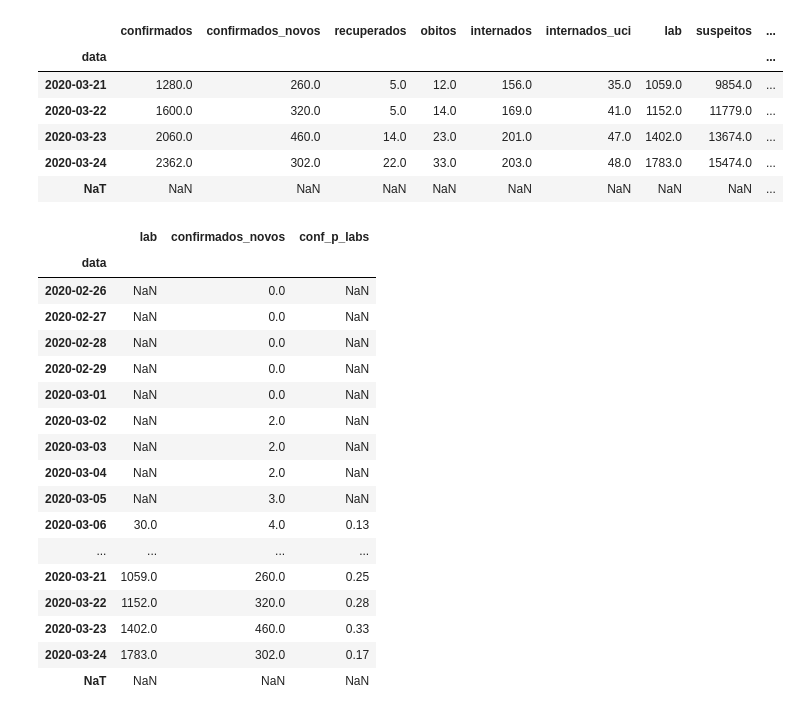
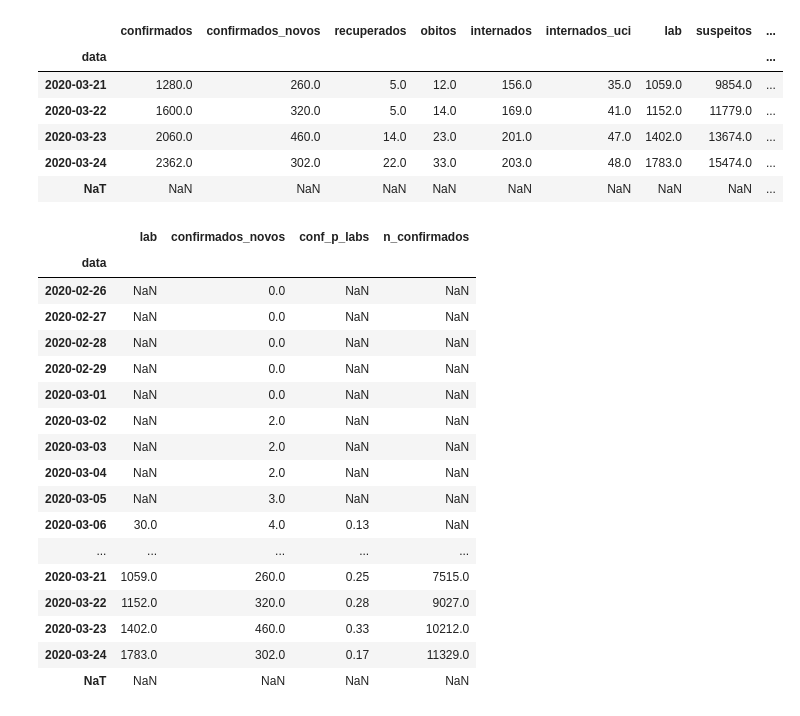
Before and after one commit to duarteharris/covid19pt-data, a Jupyter notebook: covid19pt.ipynb, the cells around one changed output. Saved outputs shown, nothing was run; the diff lists cells and outputs as text; code cells hidden in the pictures.

```diff
--- a/covid19pt.ipynb
+++ b/covid19pt.ipynb
@@ -42,7 +42,8 @@ Seaborn version: 0.10.0
 url = "https://raw.githubusercontent.com/dssg-pt/covid19pt-data/master/data.csv"
 # %%
 # creating a dataframe
-covid_pt = pd.read_csv(url, index_col = "data", sep = ";", parse_dates = True, dayfirst = True)
+covid_pt = pd.read_csv(url, index_col = "data", parse_dates = True, dayfirst = True)
+#covid_pt = pd.read_csv(url, index_col = "data", sep = ";", parse_dates = True, dayfirst = True)
 #covid_pt = pd.read_csv(url, parse_dates = True, dayfirst = True)
 # %%
 # checking the dataframe
@@ -317,25 +344,25 @@ covid19_pt.insert(loc = len(covid19_pt.columns), column = "conf_p_labs",
                   value = confirmados_por_testes)
 # %%
 # checking
-covid19_pt[["lab", "confirmados_novos", "conf_p_labs"]]
+covid19_pt[["lab", "confirmados_novos", "conf_p_labs", "n_confirmados"]]
 # %% [output]
-|  | lab | confirmados_novos | conf_p_labs |
-| data |  |  |  |
-| 2020-02-26 | NaN | 0.0 | NaN |
-| 2020-02-27 | NaN | 0.0 | NaN |
-| 2020-02-28 | NaN | 0.0 | NaN |
-| 2020-02-29 | NaN | 0.0 | NaN |
-| 2020-03-01 | NaN | 0.0 | NaN |
-| 2020-03-02 | NaN | 2.0 | NaN |
-| 2020-03-03 | NaN | 2.0 | NaN |
-| 2020-03-04 | NaN | 2.0 | NaN |
-| 2020-03-05 | NaN | 3.0 | NaN |
-| 2020-03-06 | 30.0 | 4.0 | 0.13 |
-| ... | ... | ... | ... |
-| 2020-03-21 | 1059.0 | 260.0 | 0.25 |
-| 2020-03-22 | 1152.0 | 320.0 | 0.28 |
-| 2020-03-23 | 1402.0 | 460.0 | 0.33 |
-| 2020-03-24 | 1783.0 | 302.0 | 0.17 |
-| NaT | NaN | NaN | NaN |
+|  | lab | confirmados_novos | conf_p_labs | n_confirmados |
+| data |  |  |  |  |
+| 2020-02-26 | NaN | 0.0 | NaN | NaN |
+| 2020-02-27 | NaN | 0.0 | NaN | NaN |
+| 2020-02-28 | NaN | 0.0 | NaN | NaN |
+| 2020-02-29 | NaN | 0.0 | NaN | NaN |
+| 2020-03-01 | NaN | 0.0 | NaN | NaN |
+| 2020-03-02 | NaN | 2.0 | NaN | NaN |
+| 2020-03-03 | NaN | 2.0 | NaN | NaN |
+| 2020-03-04 | NaN | 2.0 | NaN | NaN |
+| 2020-03-05 | NaN | 3.0 | NaN | NaN |
+| 2020-03-06 | 30.0 | 4.0 | 0.13 | NaN |
+| ... | ... | ... | ... | ... |
+| 2020-03-21 | 1059.0 | 260.0 | 0.25 | 7515.0 |
+| 2020-03-22 | 1152.0 | 320.0 | 0.28 | 9027.0 |
+| 2020-03-23 | 1402.0 | 460.0 | 0.33 | 10212.0 |
+| 2020-03-24 | 1783.0 | 302.0 | 0.17 | 11329.0 |
+| NaT | NaN | NaN | NaN | NaN |
 # %%
 # calculating values for obitos / confirmados
```
Also changed, not shown: parts of 12 cells of this notebook.
